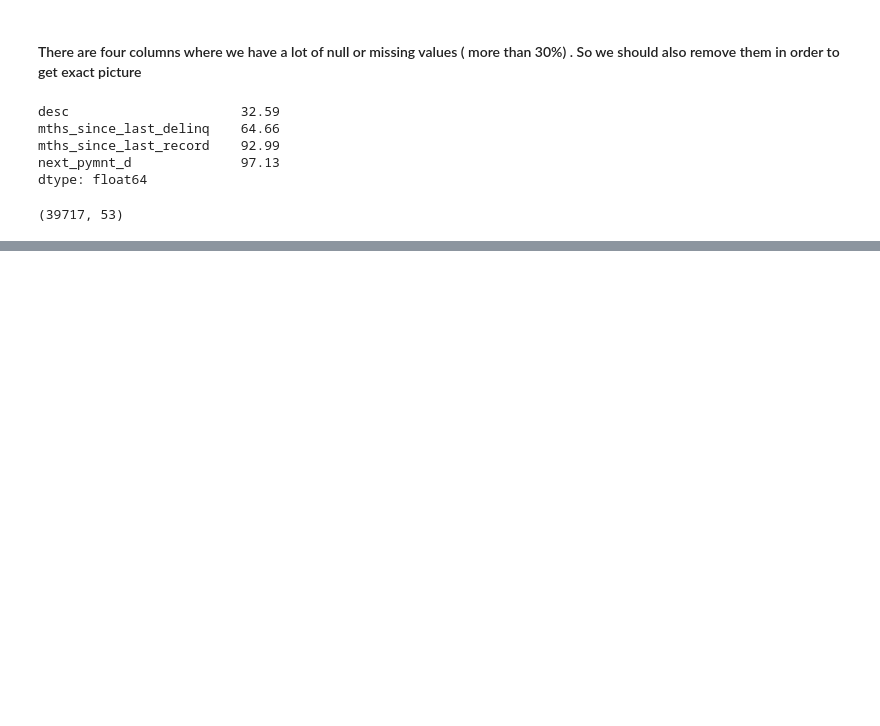
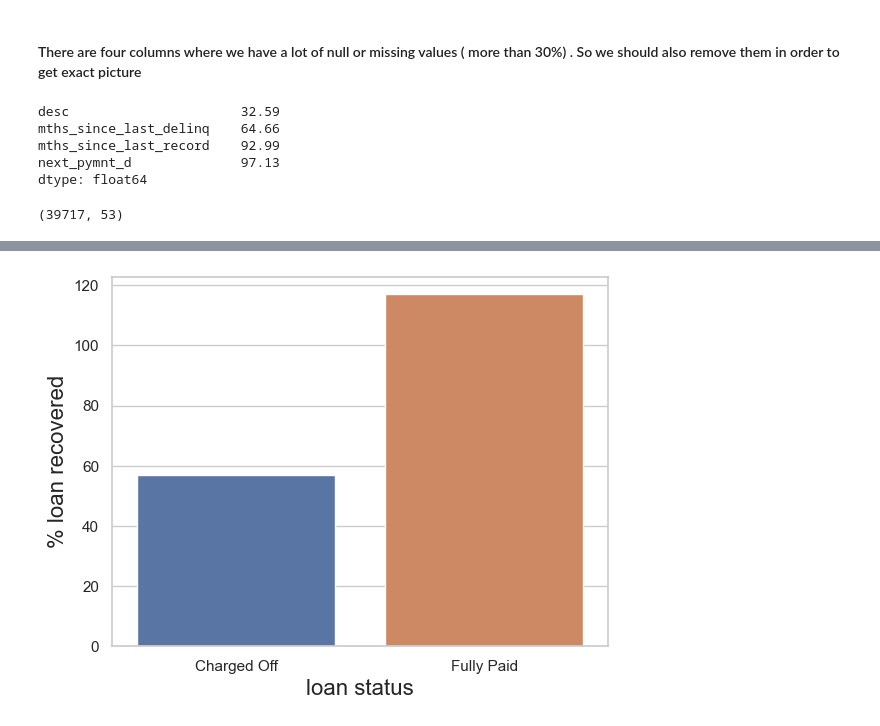
Before and after one commit to arnabberawork/LendingClubCaseStudy, a Jupyter notebook: Lending_Club_Case_Study.ipynb, the cells around one changed output, grey strips where cells are left out. Saved outputs shown, nothing was run; the diff lists cells and outputs as text; code cells hidden in the pictures; blank space fills up the shorter version.

```diff
--- a/Lending_Club_Case_Study.ipynb
+++ b/Lending_Club_Case_Study.ipynb
@@ -325,0 +512,9 @@ Name: emp_title, dtype: object
+# %%
+loan_status_pivot=pd.pivot_table(data=loan[["loan_status","loan_amnt","total_pymnt"]] , values=["loan_amnt","total_pymnt"] , index="loan_status" ,aggfunc=np.sum )
+loan_status_pivot["% loan recovered"]=round( 100 * loan_status_pivot['total_pymnt'] / loan_status_pivot['loan_amnt'] )
+sns.barplot(loan_status_pivot["% loan recovered"] , palette='deep')
+plt.xlabel('loan status', fontsize=16)
+plt.ylabel('% loan recovered', fontsize=16)
+plt.show()
+# %% [output]
+[figure, added]
```
Also changed, not shown: parts of 95 cells of this notebook.
